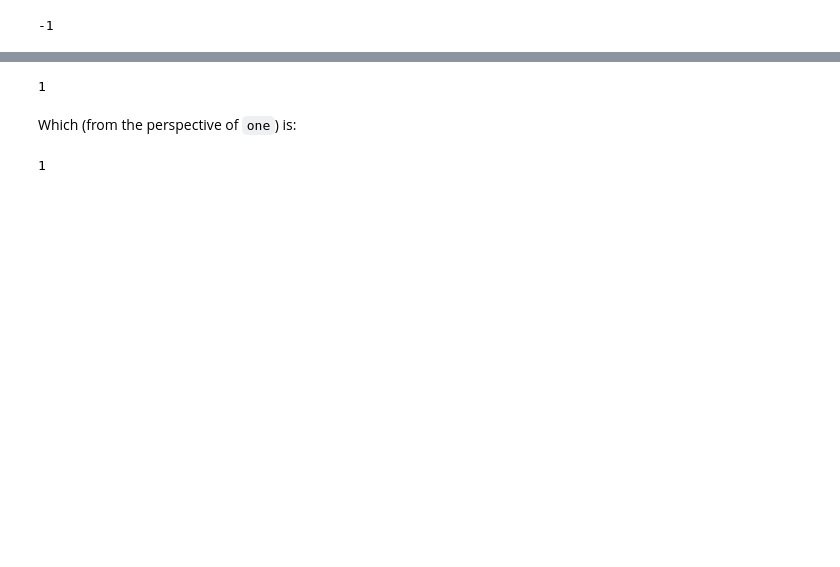
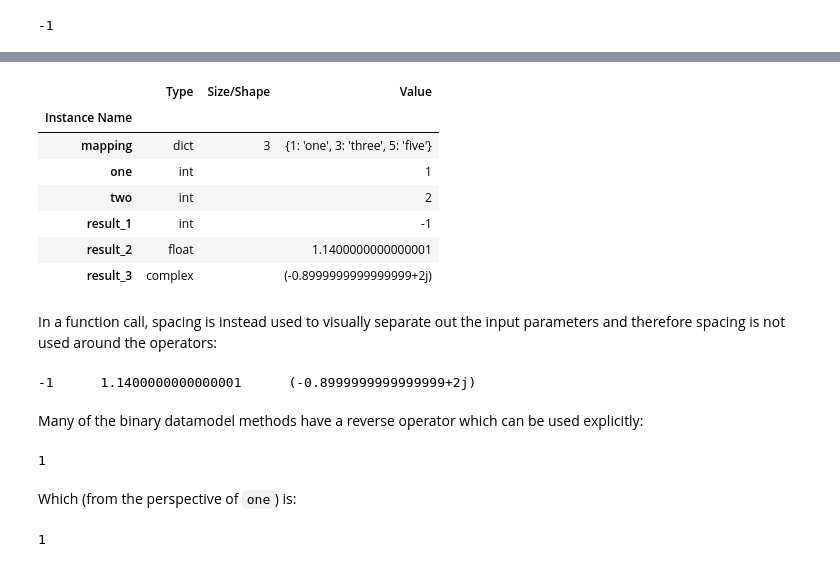
Before and after one commit to PhilipYip1988/python-notebooks, a Jupyter notebook: builtins_module_int/notebook.ipynb, the cells around one changed output, grey strips where cells are left out. Saved outputs shown, nothing was run; the diff lists cells and outputs as text; code cells hidden in the pictures; blank space fills up the shorter version.

```diff
--- a/builtins_module_int/notebook.ipynb
+++ b/builtins_module_int/notebook.ipynb
@@ -267,3 +363,22 @@ The reverse datamodel operator can be used implicitly:
+# %%
+variables()
+# %% [output]
+|  | Type | Size/Shape | Value |
+| Instance Name |  |  |  |
+| mapping | dict | 3 | {1: 'one', 3: 'three', 5: 'five'} |
+| one | int |  | 1 |
+| two | int |  | 2 |
+| result_1 | int |  | -1 |
+| result_2 | float |  | 1.1400000000000001 |
+| result_3 | complex |  | (-0.8999999999999999+2j) |
+# %% [markdown]
+In a function call, spacing is instead used to visually separate out the input parameters and therefore spacing is not used around the operators:
+# %%
+print(1-2, 3.14-2, (1.1+2j)-2, sep='\t', end='\n')
+# %% [output]
+-1      1.1400000000000001      (-0.8999999999999999+2j)
+# %% [markdown]
+Many of the binary datamodel methods have a reverse operator which can be used explicitly:
 # %%
 one.__rsub__(two)
 # %% [output]
```
Also changed, not shown: parts of 225 cells of this notebook, 3 other files.
